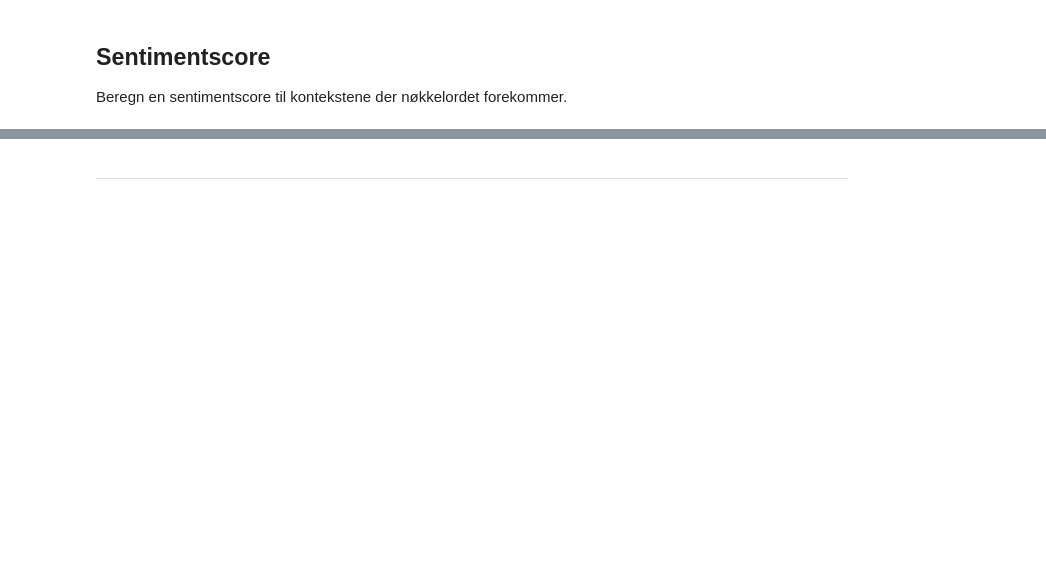
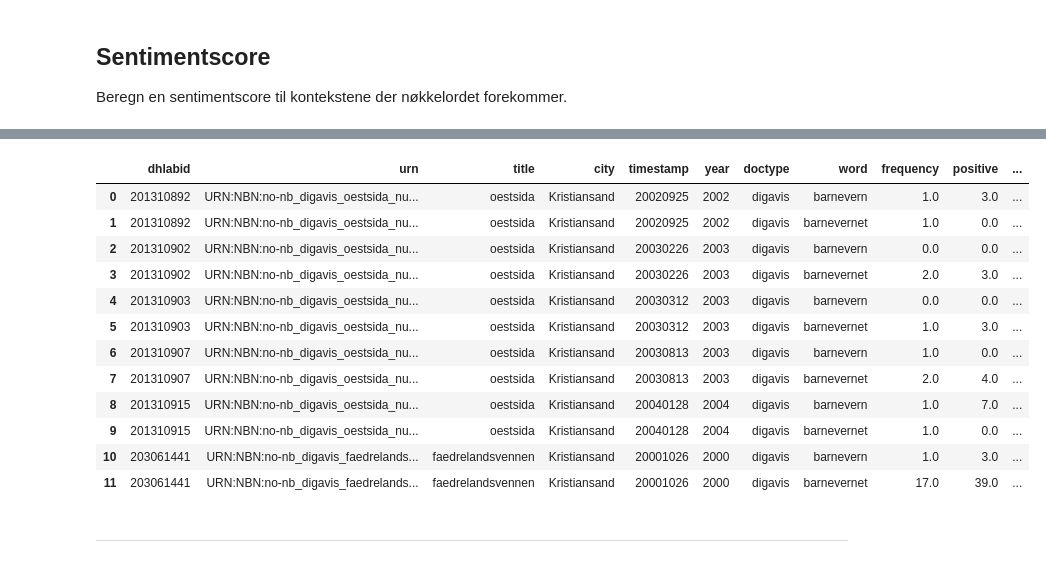
Before and after one commit to Sprakbanken/sentimentanalyse, a Jupyter notebook: sentiment_analysis_timeseries.ipynb, the cells around one changed output, grey strips where cells are left out. Cells and saved outputs as stored; diff of their text form; code cells hidden in the pictures; blank space fills up the shorter version.

Commit message:
feat: add function to score sentiments
Signed-off-by: Ingerid Dale <ingerid.dale@nb.no>

```diff
--- a/sentiment_analysis_timeseries.ipynb
+++ b/sentiment_analysis_timeseries.ipynb
@@ -194,0 +167,4 @@ score_sentiment(news_df.urn[0], search_terms[0], before, after)
+# %%
+counts = c.count(make_list(search_terms))
+# %%
+term_counts = unpivot(counts.frame)
@@ -194,0 +187,2 @@ score_sentiment(news_df.urn[0], search_terms[0], before, after)
+# %%
+term_counts.loc[:, ["positive", "negative", "sentimentscore"]] = term_counts.apply(lambda x: score_sentiment(x.urn, x.word, before, after ), axis=1, result_type="expand")
@@ -195,2 +205,20 @@ score_sentiment(news_df.urn[0], search_terms[0], before, after)
+# %%
+newdf = df.merge(term_counts, how="inner", left_on="urn", right_on="urn")
+# %%
+newdf
+# %% [output]
+|  | dhlabid | urn | title | city | timestamp | year | doctype | word | frequency | positive | ... |
+| 0 | 201310892 | URN:NBN:no-nb_digavis_oestsida_nu... | oestsida | Kristiansand | 20020925 | 2002 | digavis | barnevern | 1.0 | 3.0 | ... |
+| 1 | 201310892 | URN:NBN:no-nb_digavis_oestsida_nu... | oestsida | Kristiansand | 20020925 | 2002 | digavis | barnevernet | 1.0 | 0.0 | ... |
+| 2 | 201310902 | URN:NBN:no-nb_digavis_oestsida_nu... | oestsida | Kristiansand | 20030226 | 2003 | digavis | barnevern | 0.0 | 0.0 | ... |
+| 3 | 201310902 | URN:NBN:no-nb_digavis_oestsida_nu... | oestsida | Kristiansand | 20030226 | 2003 | digavis | barnevernet | 2.0 | 3.0 | ... |
+| 4 | 201310903 | URN:NBN:no-nb_digavis_oestsida_nu... | oestsida | Kristiansand | 20030312 | 2003 | digavis | barnevern | 0.0 | 0.0 | ... |
+| 5 | 201310903 | URN:NBN:no-nb_digavis_oestsida_nu... | oestsida | Kristiansand | 20030312 | 2003 | digavis | barnevernet | 1.0 | 3.0 | ... |
+| 6 | 201310907 | URN:NBN:no-nb_digavis_oestsida_nu... | oestsida | Kristiansand | 20030813 | 2003 | digavis | barnevern | 1.0 | 0.0 | ... |
+| 7 | 201310907 | URN:NBN:no-nb_digavis_oestsida_nu... | oestsida | Kristiansand | 20030813 | 2003 | digavis | barnevernet | 2.0 | 4.0 | ... |
+| 8 | 201310915 | URN:NBN:no-nb_digavis_oestsida_nu... | oestsida | Kristiansand | 20040128 | 2004 | digavis | barnevern | 1.0 | 7.0 | ... |
+| 9 | 201310915 | URN:NBN:no-nb_digavis_oestsida_nu... | oestsida | Kristiansand | 20040128 | 2004 | digavis | barnevernet | 1.0 | 0.0 | ... |
+| 10 | 203061441 | URN:NBN:no-nb_digavis_faedrelands... | faedrelandsvennen | Kristiansand | 20001026 | 2000 | digavis | barnevern | 1.0 | 3.0 | ... |
+| 11 | 203061441 | URN:NBN:no-nb_digavis_faedrelands... | faedrelandsvennen | Kristiansand | 20001026 | 2000 | digavis | barnevernet | 17.0 | 39.0 | ... |
 # %% [markdown]
 ----
```
Also changed, not shown: parts of 30 cells of this notebook, 1 other file.
